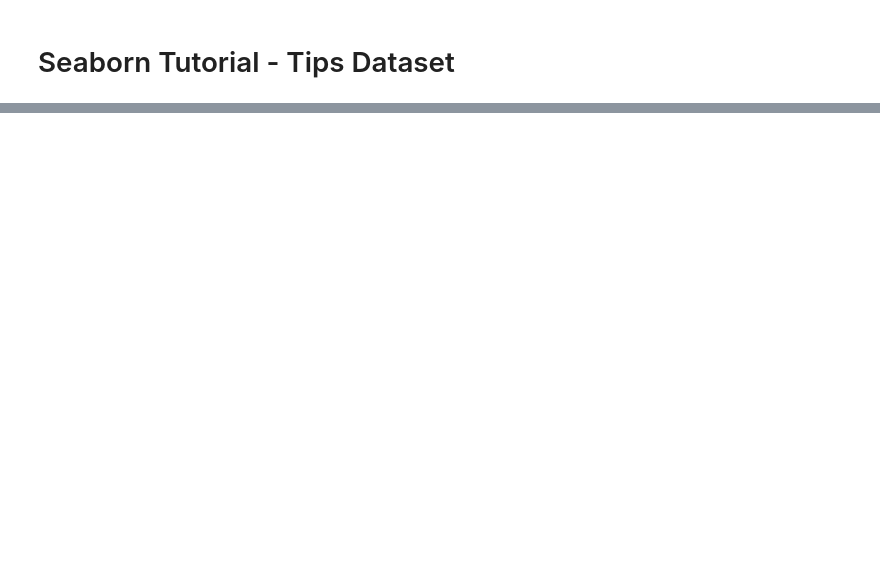
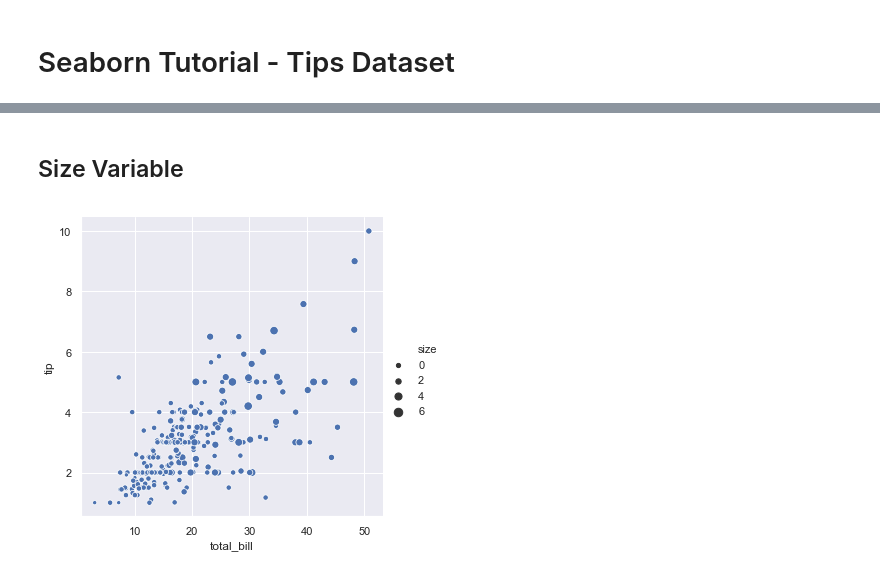
Before and after one commit to ANihill/Seaborn-Tutorial, a Jupyter notebook: tips-dataset.ipynb, the cells around one changed output, grey strips where cells are left out. Drawn from its saved outputs; the diff is of its cells as text; code cells hidden in the pictures; blank space fills up the shorter version.

```diff
--- a/tips-dataset.ipynb
+++ b/tips-dataset.ipynb
@@ -33,0 +49,7 @@ sns.relplot(x="total_bill", y="tip", hue="smoker", style="smoker",
+# %% [markdown]
+## Size Variable
+# %%
+# added size varable to change the size of each plot point
+sns.relplot(x="total_bill", y="tip", size="size", data=tips);
+# %% [output]
+[figure, added]
```
Also changed, not shown: parts of 8 cells of this notebook.
